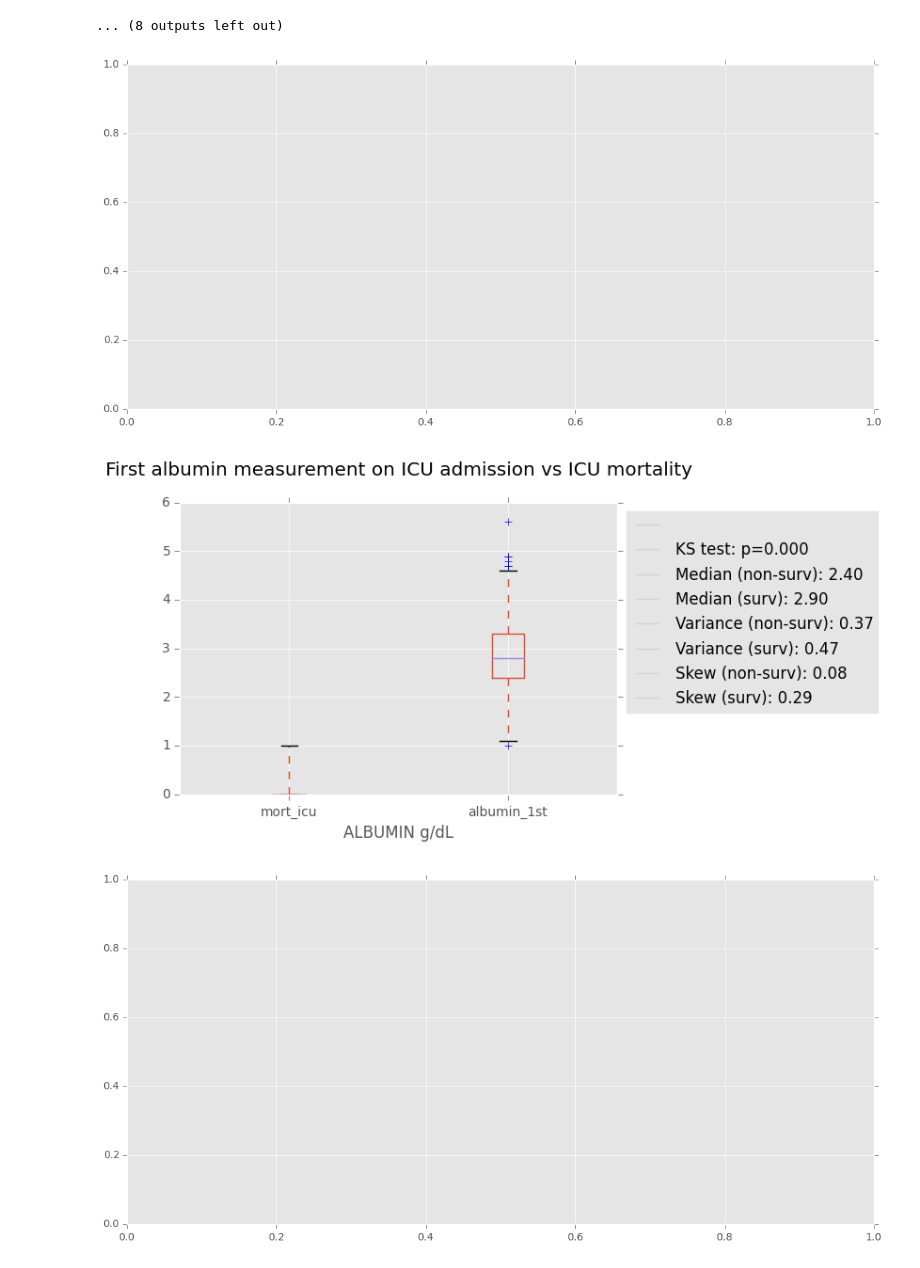
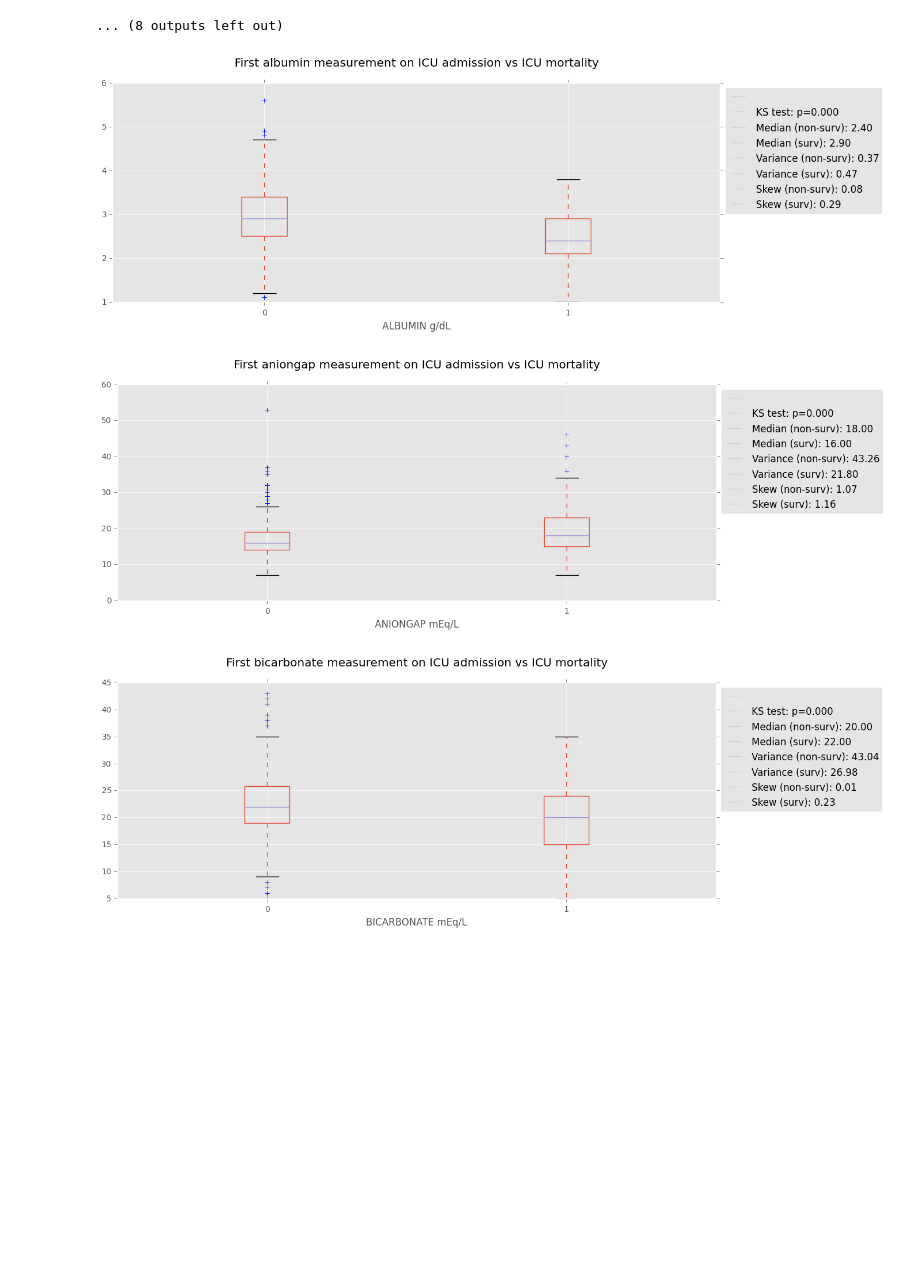
Before and after one commit to RJBeetel3/mimic3_analysis, a Jupyter notebook: SEPSIS_LABEVENTS_FIRST.ipynb, the cells around one changed output. Saved outputs shown, nothing was run; the diff lists cells and outputs as text; code cells hidden in the pictures; blank space fills up the shorter version.

Commit message:
Boxplots and density graphs added.

```diff
--- a/SEPSIS_LABEVENTS_FIRST.ipynb
+++ b/SEPSIS_LABEVENTS_FIRST.ipynb
@@ -278,47 +278,49 @@ for l, u in iter(sorted(labs.iteritems())):
                               data[l.lower()+'_1st'][data.mort_icu==0].dropna())
 
     # plot
-    plt.subplots(figsize=(13,6))
+    #fig, ax1 = plt.subplots(figsize=(13, 6))
+    #fig.canvas.set_window_title('A Boxplot Example')
+    #plt.subplots(figsize=(13,6))
     #box_data = data[['mort_icu', l.lower()+'_1st']].dropna()
-    data[['mort_icu', l.lower()+'_1st']].dropna().plot.box(by='mort_icu')
+    data[['mort_icu', l.lower()+'_1st']].dropna().boxplot(by='mort_icu', figsize = (13,5))
+   #data[['mort_icu', l.lower()+'_1st']].dropna().boxplot(by='mort_icu', figsize = (13,5))
     #    label='Non-survival (n={})'.format(n_nonsurv))
+    plt.suptitle("")
     '''
     data[l.lower()+'_1st'][data.mort_icu==0].dropna().plot.box(
         label='Survival (n={})'.format(n_surv))
-    data[l.lower()+'_1st'][data.mort_icu==1].dropna().plot.box(
-        label='Non-survival (n={})'.format(n_nonsurv))
-    data[l.lower()+'_1st'][data.mort_icu==0].dropna().plot.box(
-        label='Survival (n={})'.format(n_surv))
     '''
+
     # fake plots for KS test, median, etc
     plt.plot([], label=' ',color='lightgray')
     plt.plot([], label='KS test: p={}'.format(format(p_val,'.3f')),
              color='lightgray')
     plt.plot([], label='Median (non-surv): {}'.format(format(med_nonsurv,'.2f')),
              color='lightgray')
     plt.plot([], label='Median (surv): {}'.format(format(med_surv,'.2f')),
              color='lightgray')
     plt.plot([], label='Variance (non-surv): {}'.format(format(var_nonsurv,'.2f')),
              color='lightgray')
     plt.plot([], label='Variance (surv): {}'.format(format(var_surv,'.2f')),
              color='lightgray')
     plt.plot([], label='Skew (non-surv): {}'.format(format(skew_nonsurv,'.2f')),
              color='lightgray')
     plt.plot([], label='Skew (surv): {}'.format(format(skew_surv,'.2f')),
              color='lightgray')
 
-    # add title, labels etc.
+   # add title, labels etc.
     plt.title('First {} measurement on ICU admission '.format(l.lower()) +
                'vs ICU mortality \n')
+
     plt.xlabel(l + ' ' + u)
     plt.legend(loc="upper left", bbox_to_anchor=(1,1),fontsize=12)
    # plt.xlim(0, data[l.lower()+'_1st'].dropna().quantile(0.99))
 
     # Add lab range if available
     if l in lab_ranges:
         plt.axvline(lab_ranges[l][0],color='k',linestyle='--')
         plt.axvline(lab_ranges[l][1],color='k',linestyle='--')
 # %% [output]
-[figure, old version]
+[figure, new version]
-[figure, old version]
+[figure, new version]
-[figure, old version]
+[figure, new version]
```
Also changed, not shown: parts of 43 cells of this notebook.
